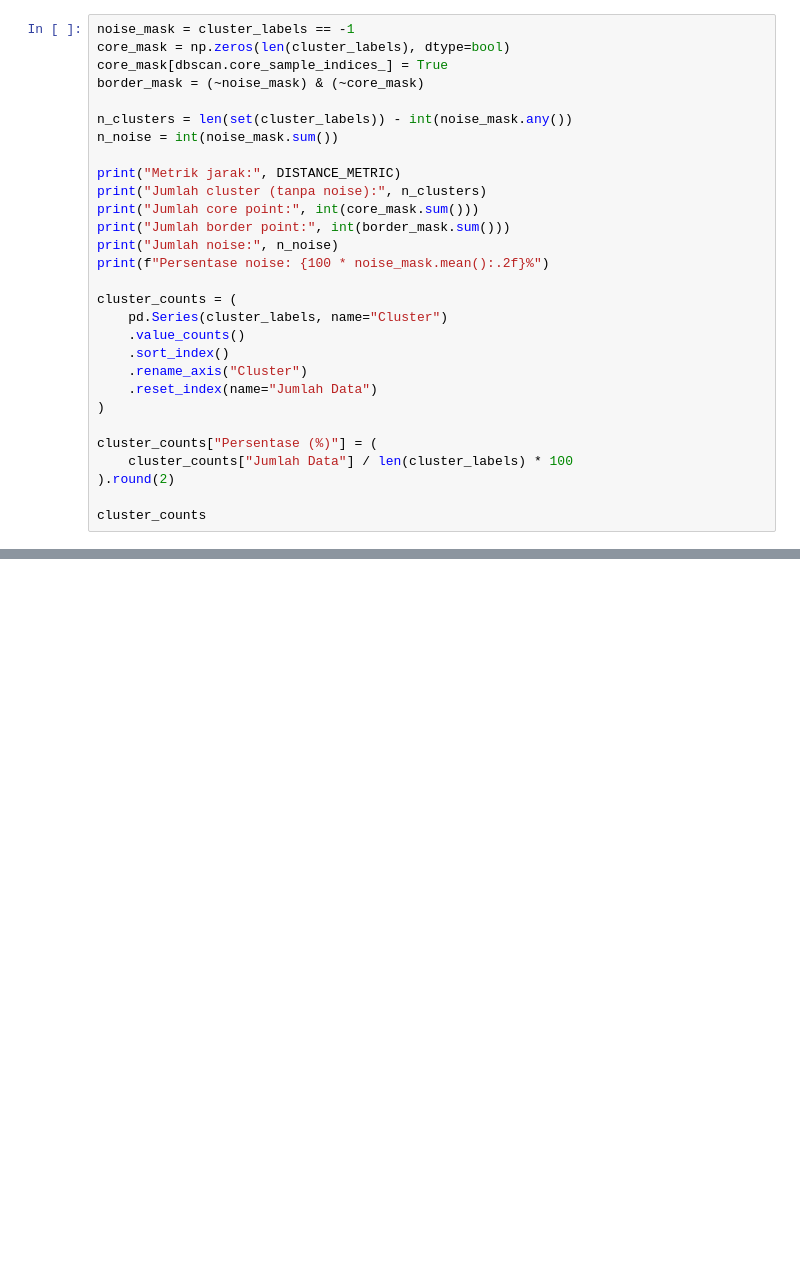
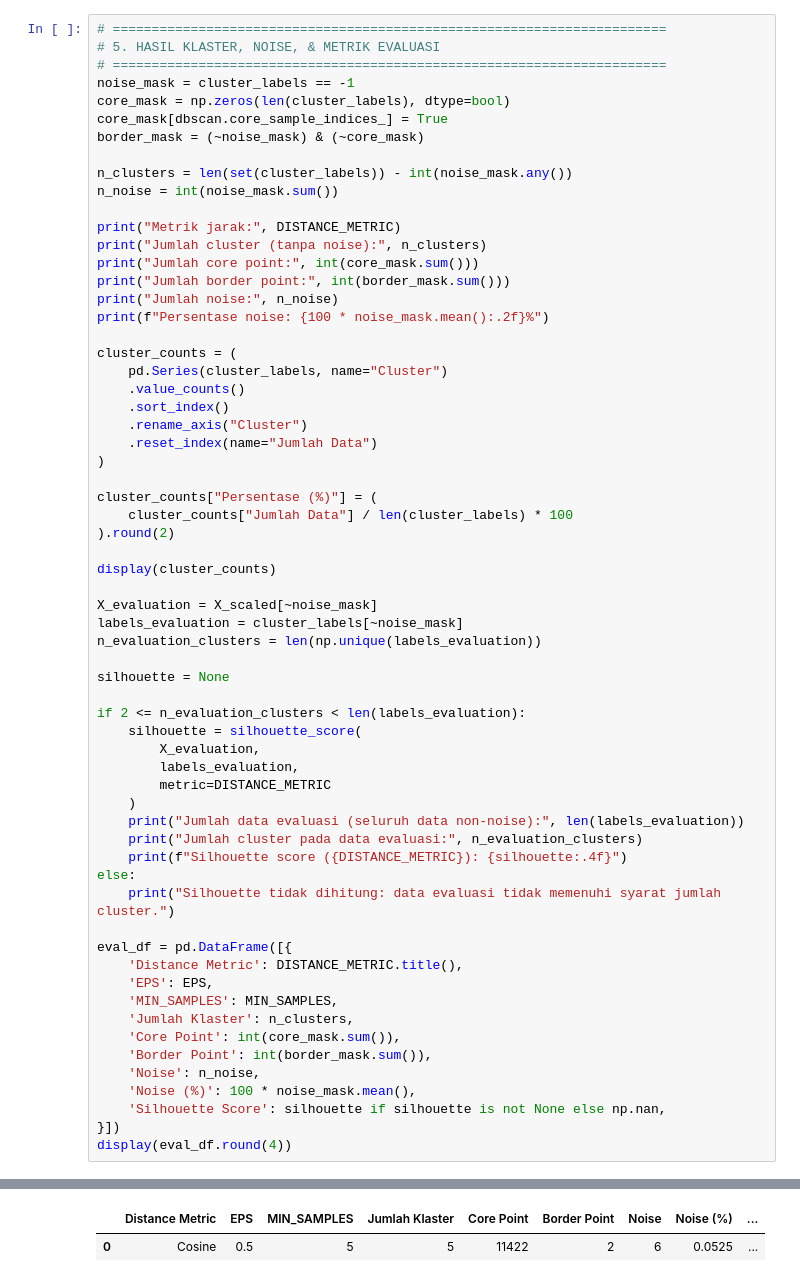
Before and after one commit to Zuhdiaja/244107020017_Machine_Learning, a Jupyter notebook: JS04/Quiz/DBSCAN_Cosine.ipynb, the cells around one changed output, grey strips where cells are left out. Drawn from its saved outputs; the diff is of its cells as text; blank space fills up the shorter version.

```diff
--- a/JS04/Quiz/DBSCAN_Cosine.ipynb
+++ b/JS04/Quiz/DBSCAN_Cosine.ipynb
@@ -144,4 +137,7 @@ Label `-1` menunjukkan noise. Core point memenuhi jumlah minimum tetangga; borde
 # %%
+# =======================================================================
+# 5. HASIL KLASTER, NOISE, & METRIK EVALUASI
+# =======================================================================
 noise_mask = cluster_labels == -1
 core_mask = np.zeros(len(cluster_labels), dtype=bool)
 core_mask[dbscan.core_sample_indices_] = True
@@ -169,7 +165,38 @@ cluster_counts["Persentase (%)"] = (
     cluster_counts["Jumlah Data"] / len(cluster_labels) * 100
 ).round(2)
 
-cluster_counts
+display(cluster_counts)
+
+X_evaluation = X_scaled[~noise_mask]
+labels_evaluation = cluster_labels[~noise_mask]
+n_evaluation_clusters = len(np.unique(labels_evaluation))
+
+silhouette = None
+
+if 2 <= n_evaluation_clusters < len(labels_evaluation):
+    silhouette = silhouette_score(
+        X_evaluation,
+        labels_evaluation,
+        metric=DISTANCE_METRIC
+    )
+    print("Jumlah data evaluasi (seluruh data non-noise):", len(labels_evaluation))
+    print("Jumlah cluster pada data evaluasi:", n_evaluation_clusters)
+    print(f"Silhouette score ({DISTANCE_METRIC}): {silhouette:.4f}")
+else:
+    print("Silhouette tidak dihitung: data evaluasi tidak memenuhi syarat jumlah cluster.")
+
+eval_df = pd.DataFrame([{
+    'Distance Metric': DISTANCE_METRIC.title(),
+    'EPS': EPS,
+    'MIN_SAMPLES': MIN_SAMPLES,
+    'Jumlah Klaster': n_clusters,
+    'Core Point': int(core_mask.sum()),
+    'Border Point': int(border_mask.sum()),
+    'Noise': n_noise,
+    'Noise (%)': 100 * noise_mask.mean(),
+    'Silhouette Score': silhouette if silhouette is not None else np.nan,
+}])
+display(eval_df.round(4))
 # %% [output]
 Metrik jarak: cosine
 Jumlah cluster (tanpa noise): 5
@@ -186,0 +217,2 @@ Persentase noise: 0.05%
+|  | Distance Metric | EPS | MIN_SAMPLES | Jumlah Klaster | Core Point | Border Point | Noise | Noise (%) | ... |
+| 0 | Cosine | 0.5 | 5 | 5 | 11422 | 2 | 6 | 0.0525 | ... |
```
Also changed, not shown: parts of 28 cells of this notebook.
